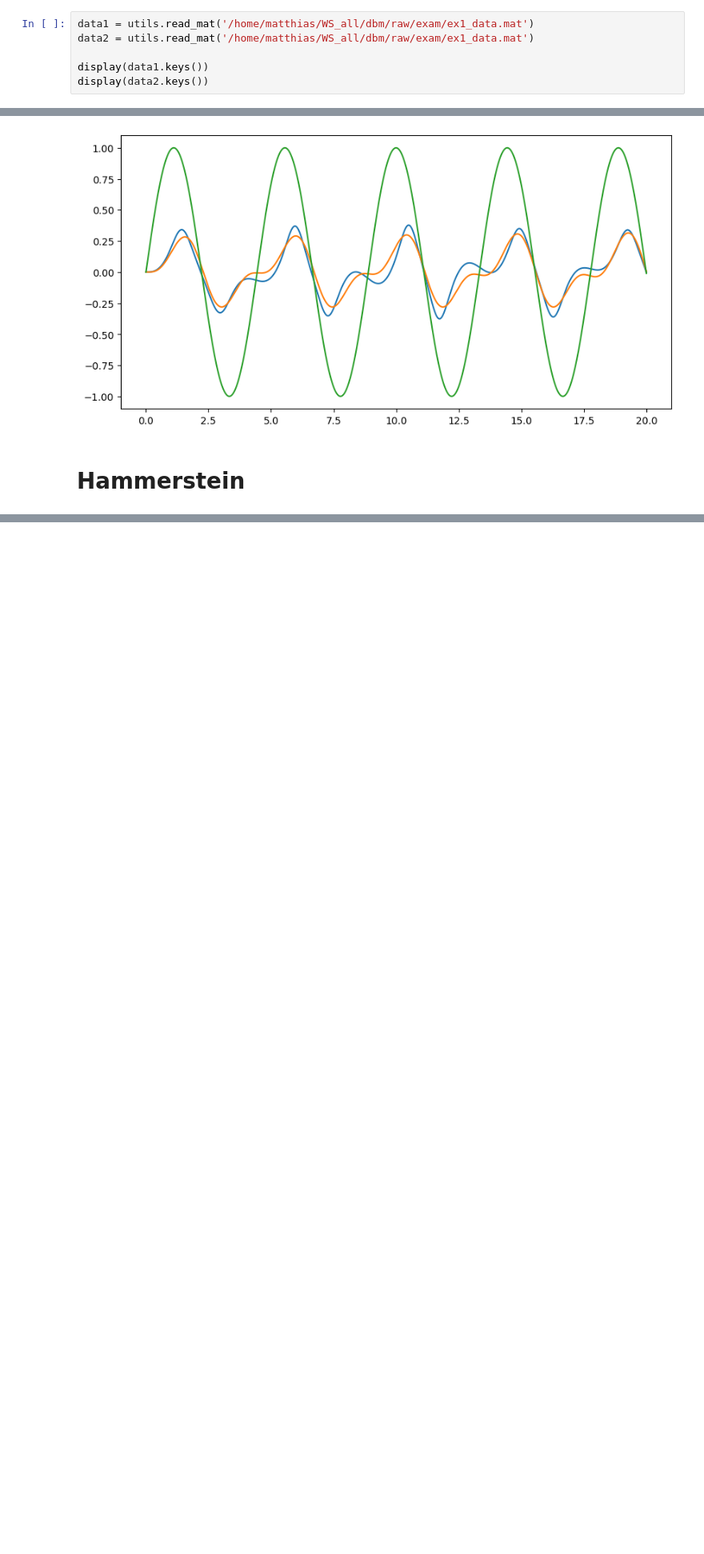
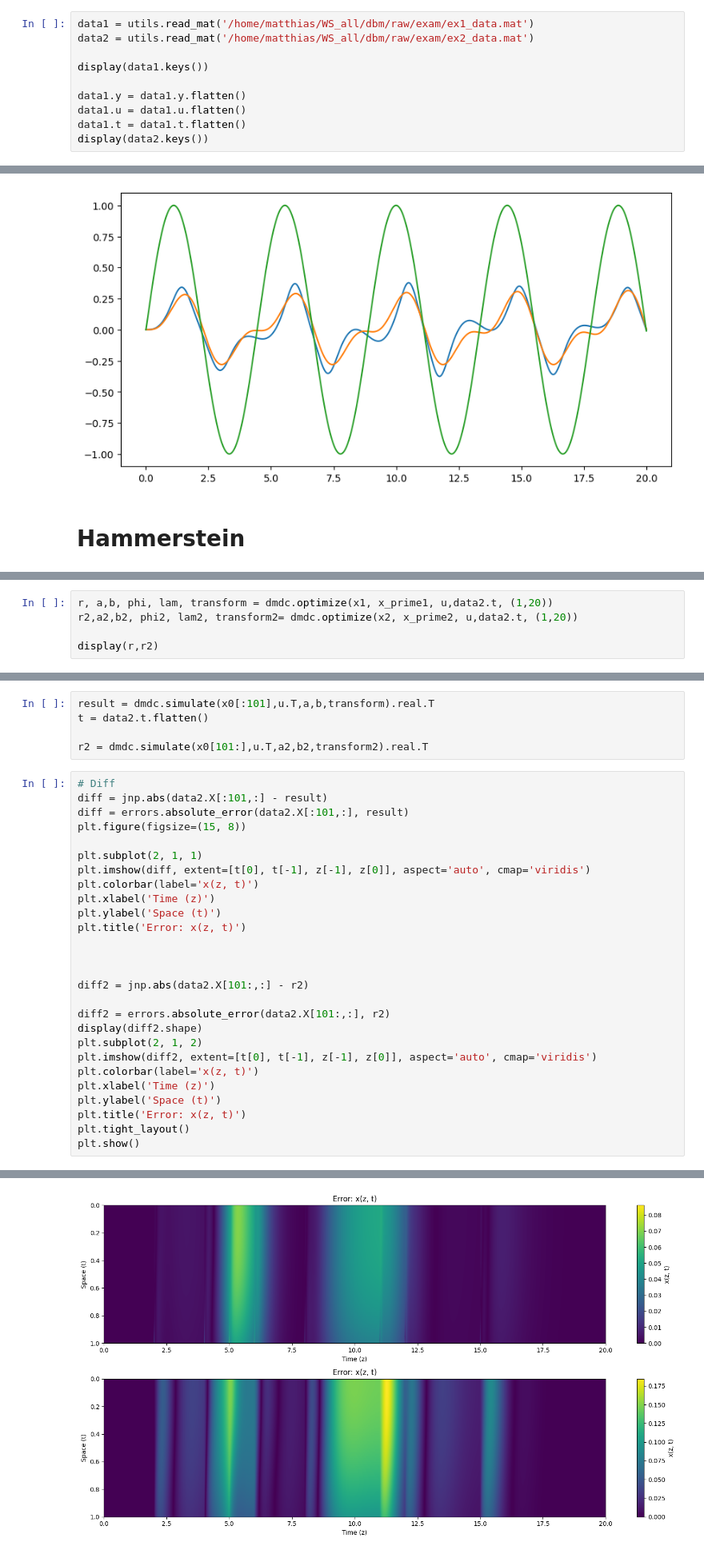
Before and after one commit to MatzeLopi/KIT-2243070, a Jupyter notebook: Exercises/exam.ipynb, the cells around one changed output, grey strips where cells are left out. Shown: that part at 80% size. Cells and saved outputs as stored; diff of their text form; blank space fills up the shorter version.

Commit message:
Updated DMD, and optimizer to be faster

```diff
--- a/Exercises/exam.ipynb
+++ b/Exercises/exam.ipynb
@@ -12,8 +12,12 @@ from utils import dbm_math
 %autoreload 2
 # %%
 data1 = utils.read_mat('/home/matthias/WS_all/dbm/raw/exam/ex1_data.mat')
-data2 = utils.read_mat('/home/matthias/WS_all/dbm/raw/exam/ex1_data.mat')
+data2 = utils.read_mat('/home/matthias/WS_all/dbm/raw/exam/ex2_data.mat')
 
 display(data1.keys())
+
+data1.y = data1.y.flatten()
+data1.u = data1.u.flatten()
+data1.t = data1.t.flatten()
 display(data2.keys())
 # %% [output]
@@ -117,0 +104,5 @@ plt.show()
+# %%
+r, a,b, phi, lam, transform = dmdc.optimize(x1, x_prime1, u,data2.t, (1,20))
+r2,a2,b2, phi2, lam2, transform2= dmdc.optimize(x2, x_prime2, u,data2.t, (1,20))
+
+display(r,r2)
@@ -117,0 +112,33 @@ plt.show()
+# %%
+result = dmdc.simulate(x0[:101],u.T,a,b,transform).real.T
+t = data2.t.flatten()
+
+r2 = dmdc.simulate(x0[101:],u.T,a2,b2,transform2).real.T
+# %%
+# Diff
+diff = jnp.abs(data2.X[:101,:] - result)
+diff = errors.absolute_error(data2.X[:101,:], result)
+plt.figure(figsize=(15, 8))
+
+plt.subplot(2, 1, 1)
+plt.imshow(diff, extent=[t[0], t[-1], z[-1], z[0]], aspect='auto', cmap='viridis')
+plt.colorbar(label='x(z, t)')
+plt.xlabel('Time (z)')
+plt.ylabel('Space (t)')
+plt.title('Error: x(z, t)')
+
+
+
+diff2 = jnp.abs(data2.X[101:,:] - r2)
+
+diff2 = errors.absolute_error(data2.X[101:,:], r2)
+display(diff2.shape)
+plt.subplot(2, 1, 2)
+plt.imshow(diff2, extent=[t[0], t[-1], z[-1], z[0]], aspect='auto', cmap='viridis')
+plt.colorbar(label='x(z, t)')
+plt.xlabel('Time (z)')
+plt.ylabel('Space (t)')
+plt.title('Error: x(z, t)')
+plt.tight_layout()
+plt.show()
+# %% [output]
@@ -117,0 +146 @@ plt.show()
+[figure, added]
```
Also changed, not shown: parts of 17 cells of this notebook, 5 other files.
